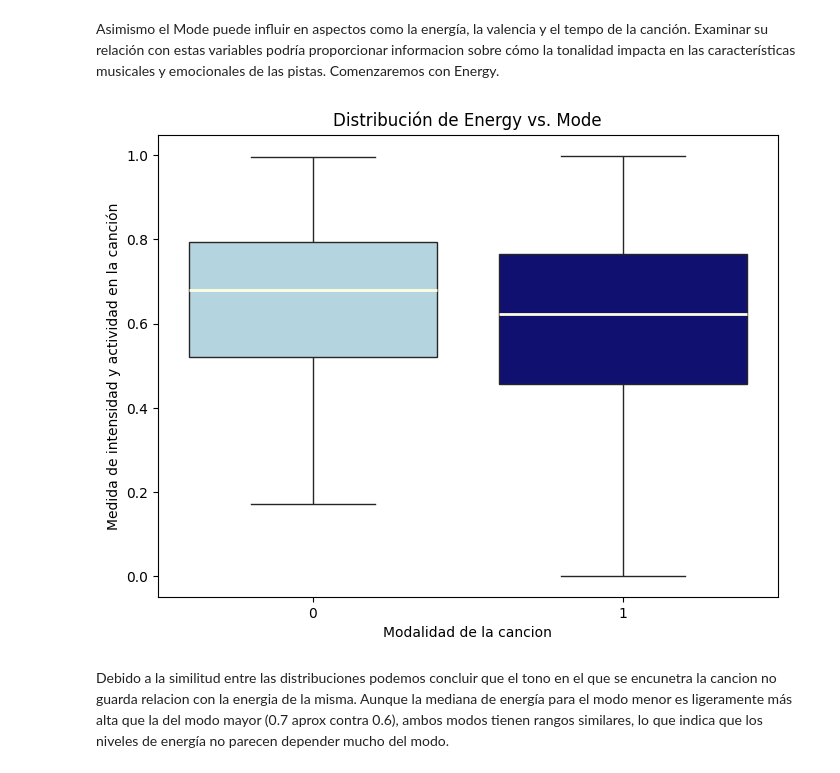
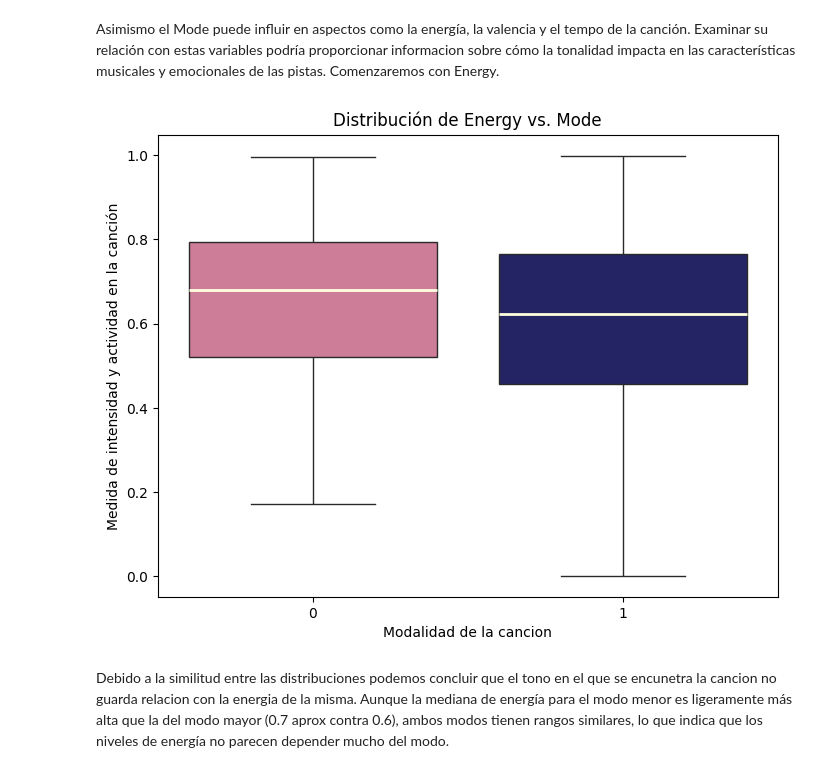
Before and after one commit to EmiliaRedolatti/TPE---Fundamento-de-la-Cs.-de-Datos, a Jupyter notebook: TPEspecial.ipynb, the cells around one changed output. Saved outputs shown, nothing was run; the diff lists cells and outputs as text; code cells hidden in the pictures.

```diff
--- a/TPEspecial.ipynb
+++ b/TPEspecial.ipynb
@@ -1004,25 +1015,25 @@ Asimismo el Mode puede influir en aspectos como la energía, la valencia y el te
 # %%
 import pandas as pd
 import seaborn as sns
 import matplotlib.pyplot as plt
 
 # Crear el boxplot con Seaborn
 plt.figure(figsize=(8, 6))
-colores = {0: "lightblue", 1: "navy"}
+colores = {0: "palevioletred", 1: "midnightblue"}
 sns.boxplot(x="Mode", y="Energy", data=dataset_covers_procesado, hue="Mode", palette=colores, legend=False,
             medianprops={"color": "lightyellow", "linewidth": 2})
 
 # Agregar etiquetas a los ejes
 plt.xlabel("Modalidad de la cancion")
 plt.ylabel("Medida de intensidad y actividad en la canción")
 
 # Agregar un título al gráfico
 plt.title("Distribución de Energy vs. Mode")
 
 # Mostrar el gráfico
 plt.show()
 # %% [output]
-[figure, old version]
+[figure, new version]
 # %% [markdown]
 Debido a la similitud entre las distribuciones podemos concluir que el tono en el que se encunetra la cancion no guarda relacion con la energia de la misma. Aunque la mediana de energía para el modo menor es ligeramente más alta que la del modo mayor (0.7 aprox contra 0.6), ambos modos tienen rangos similares, lo que indica que los niveles de energía no parecen depender mucho del modo.
 # %% [markdown]
```
Also changed, not shown: parts of 42 cells of this notebook, 1 other file.
